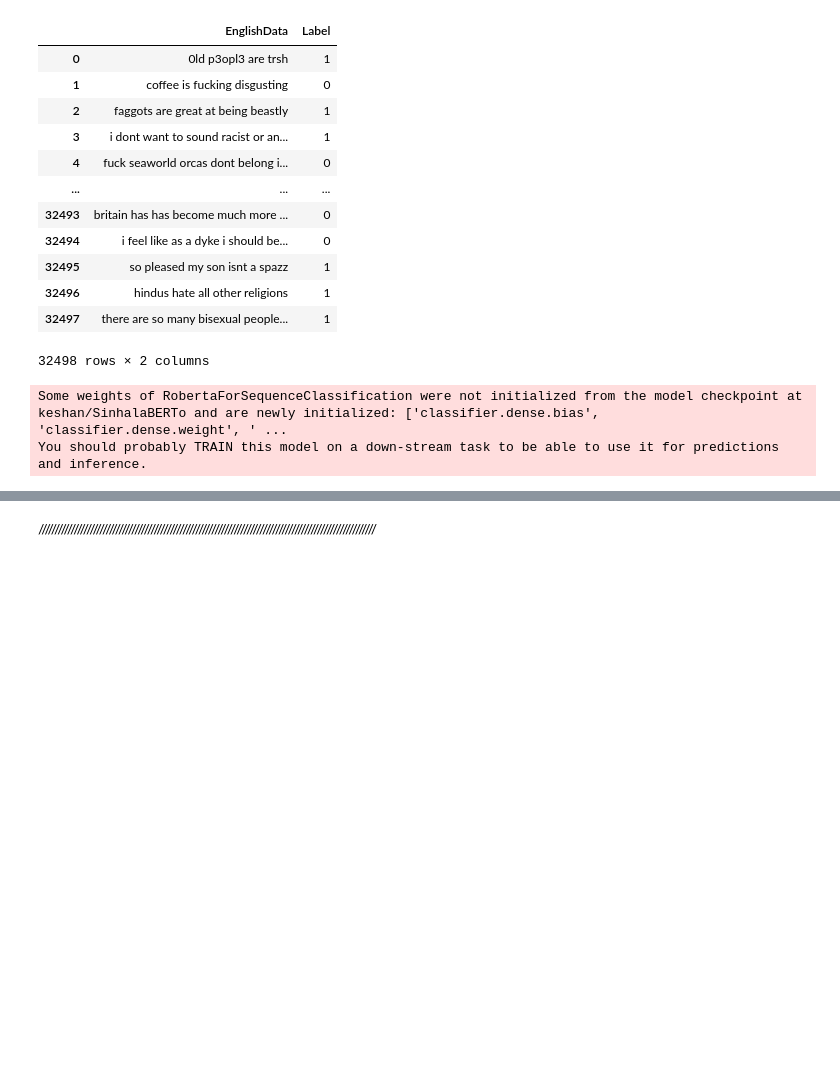
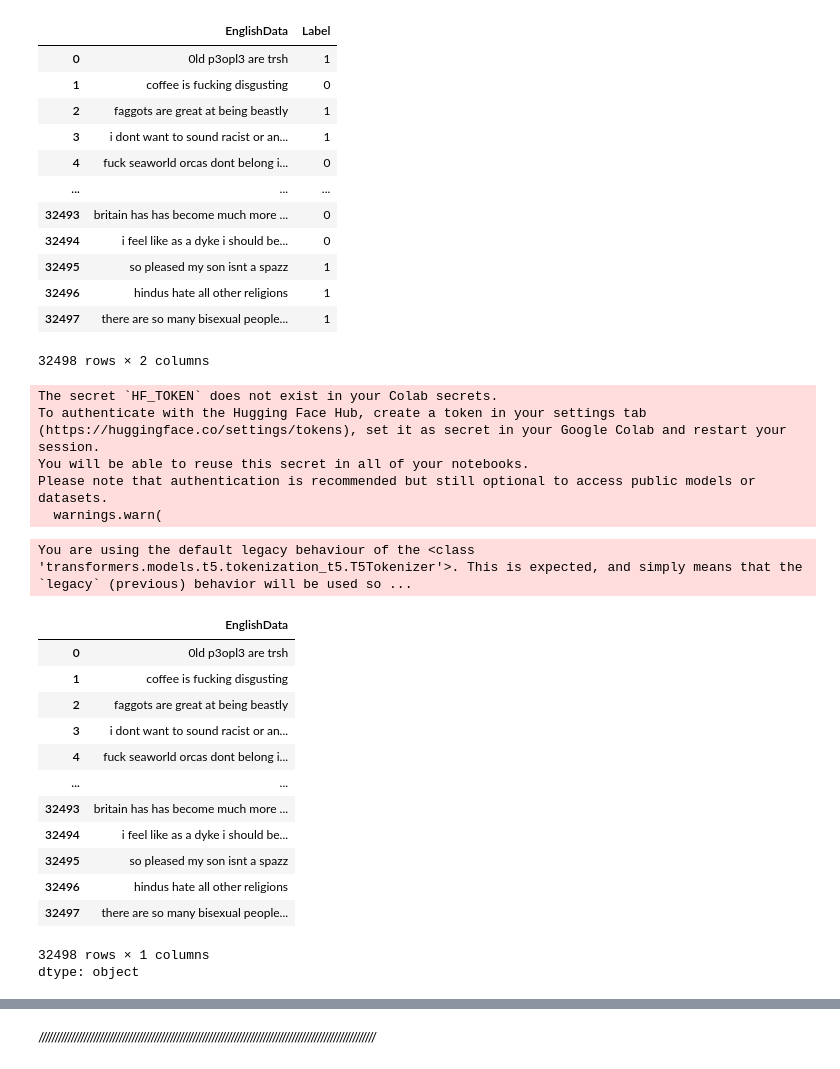
Before and after one commit to DilkiIshara/Hate-Speech-Detection-System, a Jupyter notebook: Hate_Speech_Detection_CLL.ipynb, the cells around one changed output, grey strips where cells are left out. Saved outputs shown, nothing was run; the diff lists cells and outputs as text; code cells hidden in the pictures; blank space fills up the shorter version.

```diff
--- a/Hate_Speech_Detection_CLL.ipynb
+++ b/Hate_Speech_Detection_CLL.ipynb
@@ -223,9 +233,30 @@ xlm_roberta_tokenizer = XLMRobertaTokenizer.from_pretrained(xlm_roberta_model_na
 xlm_roberta_model = XLMRobertaModel.from_pretrained(xlm_roberta_model_name)
 
 # Load tokenizer and model for translation (English to Sinhala)
-translation_model_name = "keshan/SinhalaBERTo"
+translation_model_name = "thilina/mt5-sinhalese-english"
 translation_tokenizer = AutoTokenizer.from_pretrained(translation_model_name)
-translation_model = AutoModelForSequenceClassification.from_pretrained(translation_model_name,num_labels=2)
+translation_model = AutoModelForSeq2SeqLM.from_pretrained(translation_model_name)
 # %% [output]
-Some weights of RobertaForSequenceClassification were not initialized from the model checkpoint at keshan/SinhalaBERTo and are newly initialized: ['classifier.dense.bias', 'classifier.dense.weight', ' ...
-You should probably TRAIN this model on a down-stream task to be able to use it for predictions and inference.
+The secret `HF_TOKEN` does not exist in your Colab secrets.
+To authenticate with the Hugging Face Hub, create a token in your settings tab (https://huggingface.co/settings/tokens), set it as secret in your Google Colab and restart your session.
+You will be able to reuse this secret in all of your notebooks.
+Please note that authentication is recommended but still optional to access public models or datasets.
+  warnings.warn(
+You are using the default legacy behaviour of the <class 'transformers.models.t5.tokenization_t5.T5Tokenizer'>. This is expected, and simply means that the `legacy` (previous) behavior will be used so ...
+# %%
+data['EnglishData']
+# %% [output]
+|  | EnglishData |
+| 0 | 0ld p3opl3 are trsh |
+| 1 | coffee is fucking disgusting |
+| 2 | faggots are great at being beastly |
+| 3 | i dont want to sound racist or an... |
+| 4 | fuck seaworld orcas dont belong i... |
+| ... | ... |
+| 32493 | britain has has become much more ... |
+| 32494 | i feel like as a dyke i should be... |
+| 32495 | so pleased my son isnt a spazz |
+| 32496 | hindus hate all other religions |
+| 32497 | there are so many bisexual people... |
+32498 rows × 1 columns
+dtype: object
```
Also changed, not shown: parts of 31 cells of this notebook.
